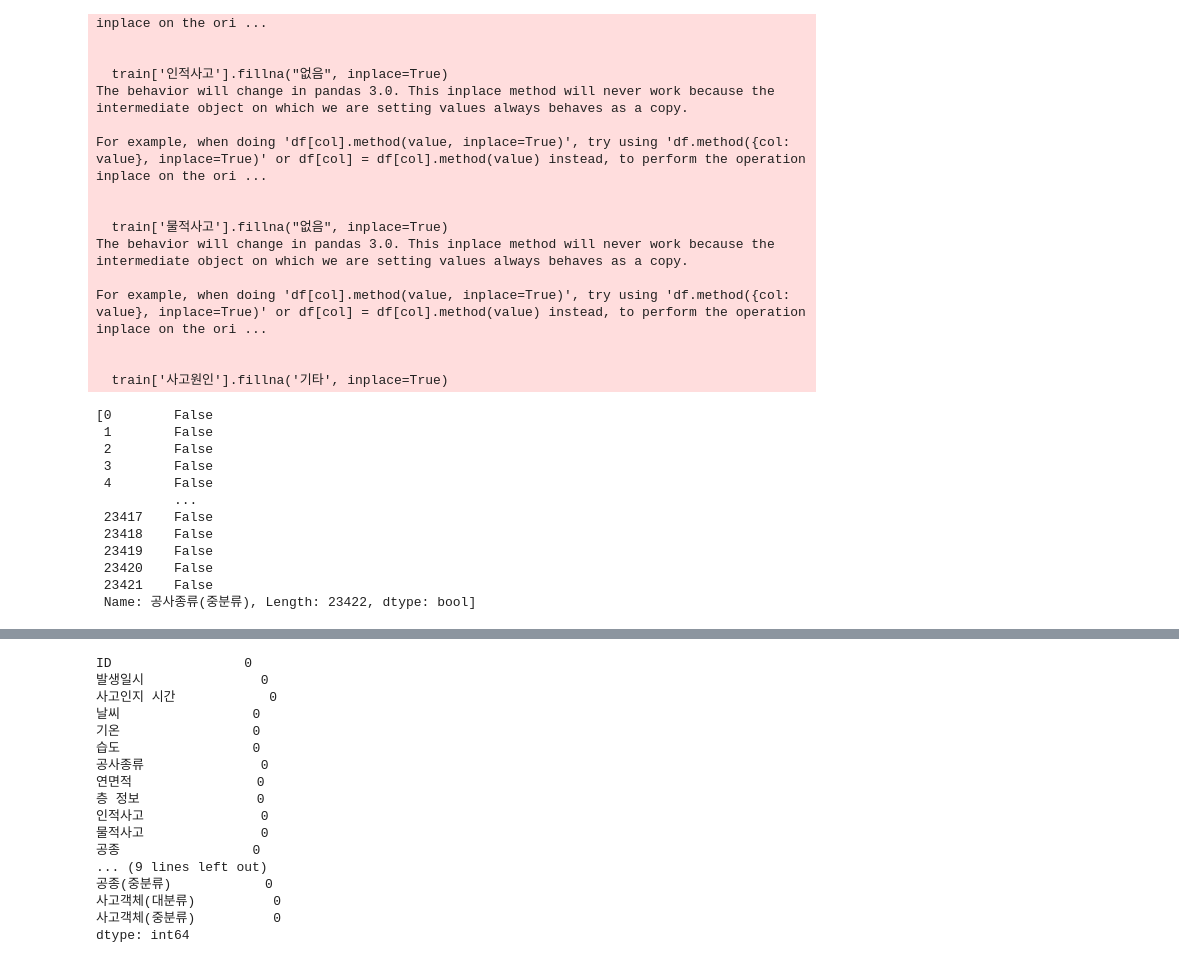
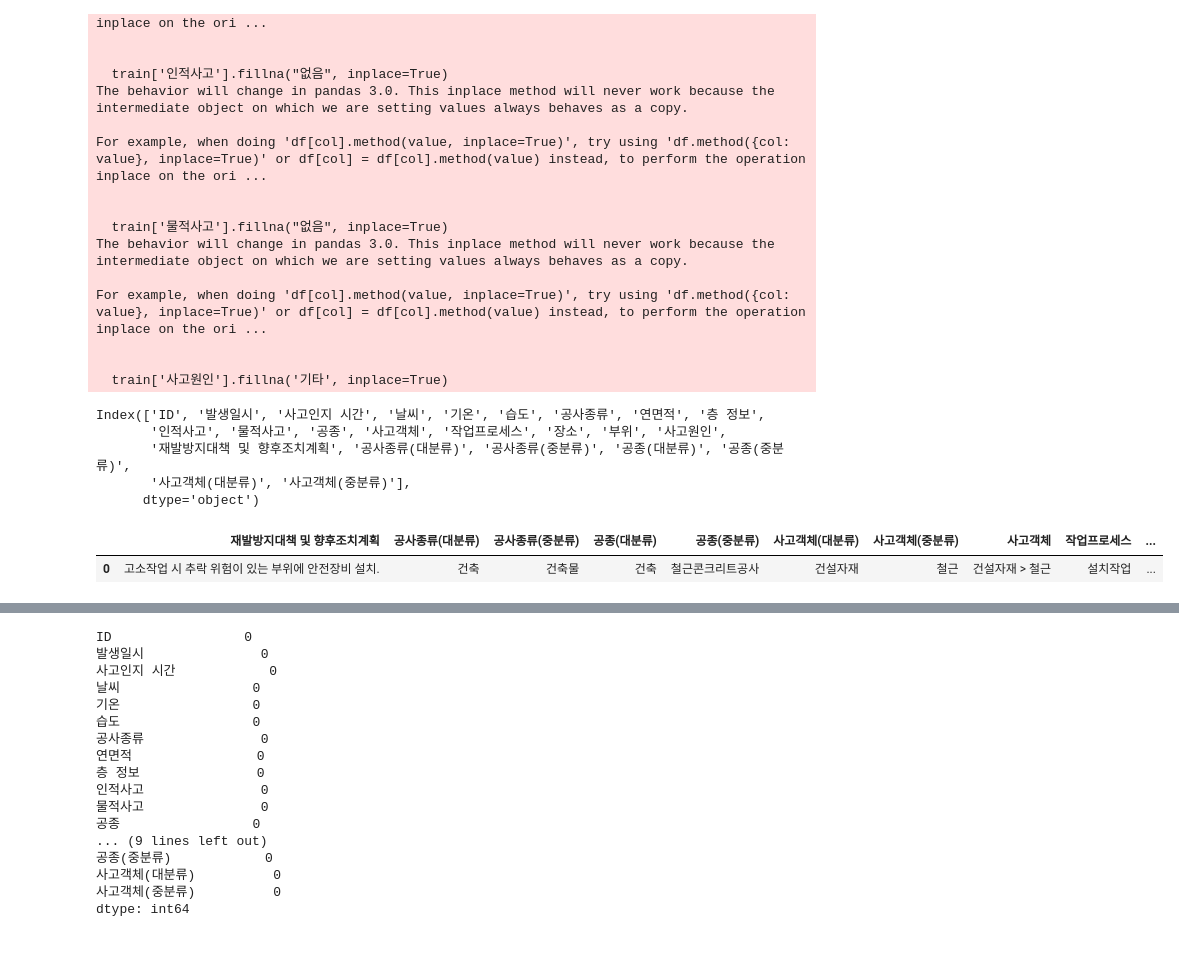
Before and after one commit to OnyX0000/DACON-construction-accident-prevention, a Jupyter notebook: code/JaeSik/data_preprocessing.ipynb, the cells around one changed output, grey strips where cells are left out. Cells and saved outputs as stored; diff of their text form; code cells hidden in the pictures.

```diff
--- a/code/JaeSik/data_preprocessing.ipynb
+++ b/code/JaeSik/data_preprocessing.ipynb
@@ -95,18 +95,16 @@ test['공종(대분류)'] = test['공종'].str.split(' > ').str[0]
 test['공종(중분류)'] = test['공종'].str.split(' > ').str[1]
 test['사고객체(대분류)'] = test['사고객체'].str.split(' > ').str[0]
 test['사고객체(중분류)'] = test['사고객체'].str.split(' > ').str[1]
+# %%
+train.columns
+# %% [output]
+Index(['ID', '발생일시', '사고인지 시간', '날씨', '기온', '습도', '공사종류', '연면적', '층 정보',
+       '인적사고', '물적사고', '공종', '사고객체', '작업프로세스', '장소', '부위', '사고원인',
+       '재발방지대책 및 향후조치계획', '공사종류(대분류)', '공사종류(중분류)', '공종(대분류)', '공종(중분류)',
+       '사고객체(대분류)', '사고객체(중분류)'],
+      dtype='object')
 # %%
-[train['공사종류(중분류)'].isnull()==True]
+train[['재발방지대책 및 향후조치계획', '공사종류(대분류)', '공사종류(중분류)', '공종(대분류)', '공종(중분류)','사고객체(대분류)', '사고객체(중분류)', '사고객체', '작업프로세스', '장소', '부위', '사고원인']].iloc[[0]]
 # %% [output]
-[0        False
- 1        False
- 2        False
- 3        False
- 4        False
-          ...
- 23417    False
- 23418    False
- 23419    False
- 23420    False
- 23421    False
- Name: 공사종류(중분류), Length: 23422, dtype: bool]
+|  | 재발방지대책 및 향후조치계획 | 공사종류(대분류) | 공사종류(중분류) | 공종(대분류) | 공종(중분류) | 사고객체(대분류) | 사고객체(중분류) | 사고객체 | 작업프로세스 | ... |
+| 0 | 고소작업 시 추락 위험이 있는 부위에 안전장비 설치. | 건축 | 건축물 | 건축 | 철근콘크리트공사 | 건설자재 | 철근 | 건설자재 > 철근 | 설치작업 | ... |
```
Also changed, not shown: parts of 5 cells of this notebook, 13 other files.
